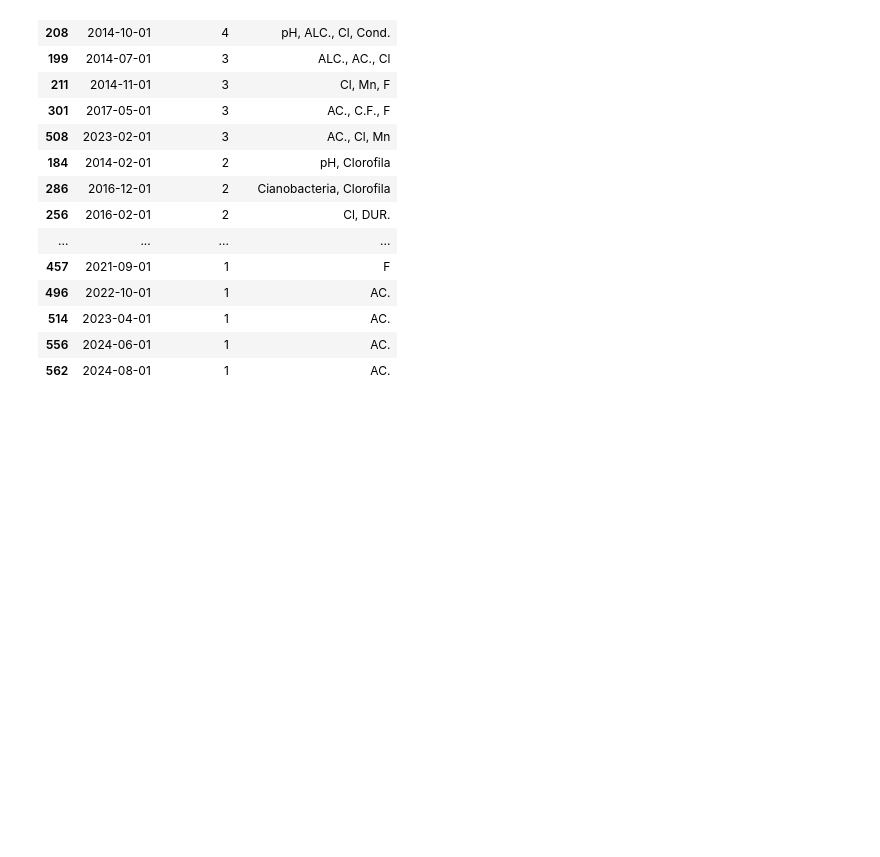
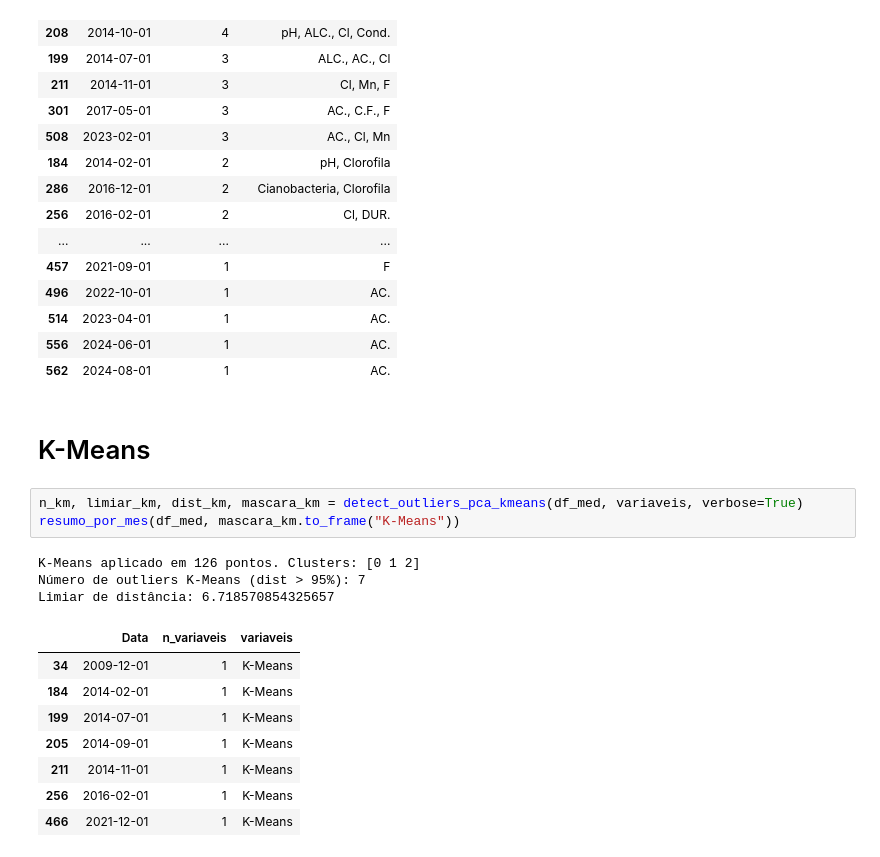
Before and after one commit to Guilherme-Betta/IC2, a Jupyter notebook: notebooks/aplicacoes/outliers.ipynb, the cells around one changed output. Saved outputs shown, nothing was run; the diff lists cells and outputs as text; blank space fills up the shorter version.

```diff
--- a/notebooks/aplicacoes/outliers.ipynb
+++ b/notebooks/aplicacoes/outliers.ipynb
@@ -204,3 +204,20 @@ resumo_por_mes(df_med, mascara_iqr_log)
 | 514 | 2023-04-01 | 1 | AC. |
 | 556 | 2024-06-01 | 1 | AC. |
 | 562 | 2024-08-01 | 1 | AC. |
+# %% [markdown]
+# K-Means
+# %%
+n_km, limiar_km, dist_km, mascara_km = detect_outliers_pca_kmeans(df_med, variaveis, verbose=True)
+resumo_por_mes(df_med, mascara_km.to_frame("K-Means"))
+# %% [output]
+K-Means aplicado em 126 pontos. Clusters: [0 1 2]
+Número de outliers K-Means (dist > 95%): 7
+Limiar de distância: 6.718570854325657
+|  | Data | n_variaveis | variaveis |
+| 34 | 2009-12-01 | 1 | K-Means |
+| 184 | 2014-02-01 | 1 | K-Means |
+| 199 | 2014-07-01 | 1 | K-Means |
+| 205 | 2014-09-01 | 1 | K-Means |
+| 211 | 2014-11-01 | 1 | K-Means |
+| 256 | 2016-02-01 | 1 | K-Means |
+| 466 | 2021-12-01 | 1 | K-Means |
```
Also changed, not shown: parts of 2 cells of this notebook, 2 other files.
